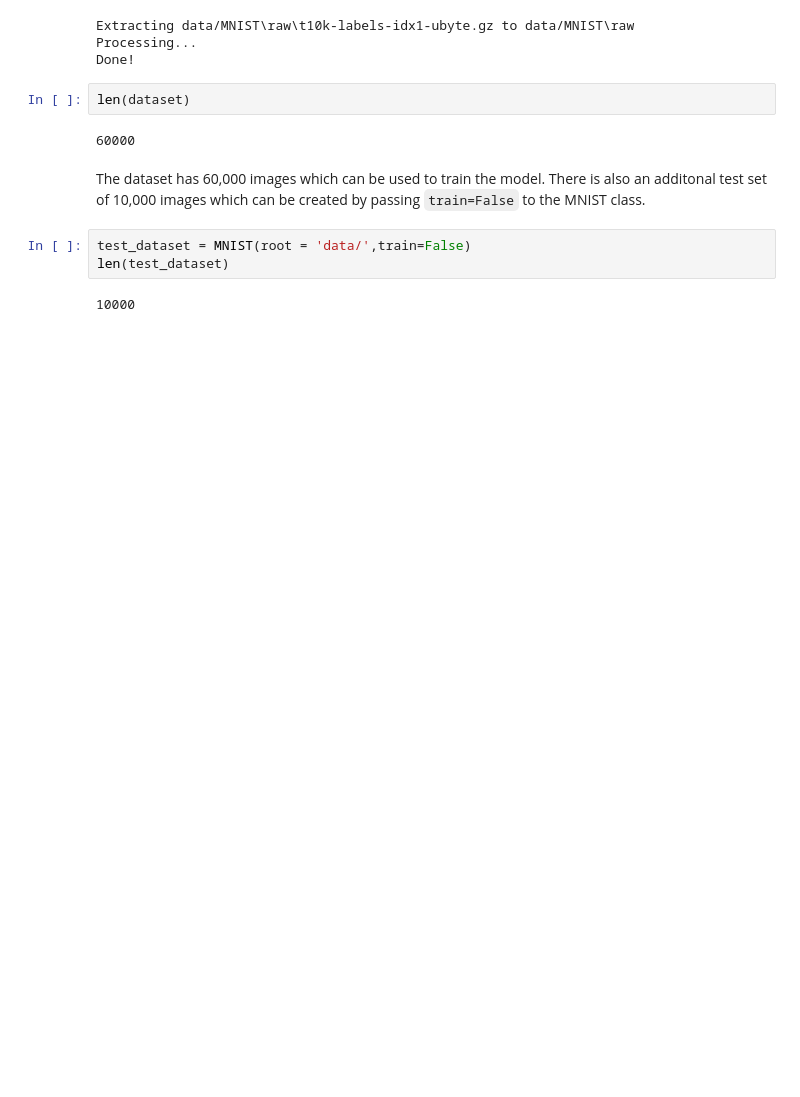
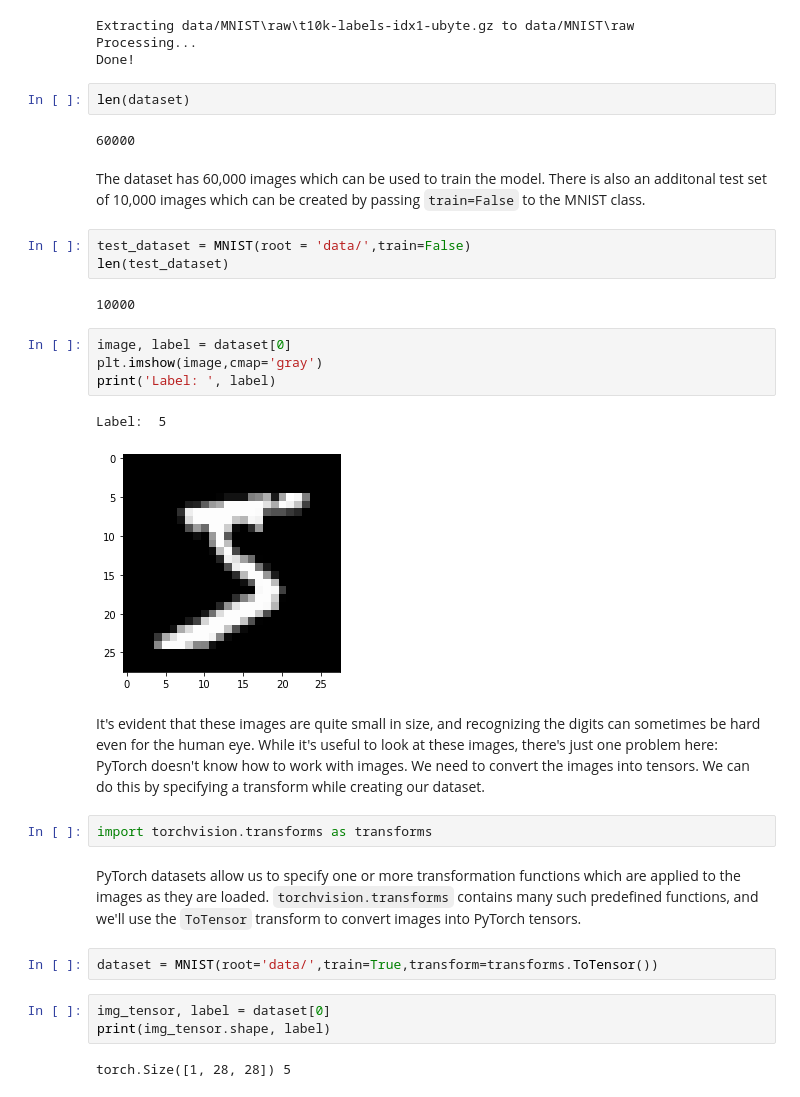
Before and after one commit to AquibPy/Pytorch, a Jupyter notebook: Image Classification Using Logistic Regression in Pytorch.ipynb, the cells around one changed output. Drawn from its saved outputs; the diff is of its cells as text; blank space fills up the shorter version.

````diff
--- a/Image Classification Using Logistic Regression in Pytorch.ipynb
+++ b/Image Classification Using Logistic Regression in Pytorch.ipynb
@@ -36,3 +36,23 @@ test_dataset = MNIST(root = 'data/',train=False)
 len(test_dataset)
 # %% [output]
 10000
+# %%
+image, label = dataset[0]
+plt.imshow(image,cmap='gray')
+print('Label: ', label)
+# %% [output]
+Label:  5
+[figure, added]
+# %% [markdown]
+It's evident that these images are quite small in size, and recognizing the digits can sometimes be hard even for the human eye. While it's useful to look at these images, there's just one problem here: PyTorch doesn't know how to work with images. We need to convert the images into tensors. We can do this by specifying a transform while creating our dataset.
+# %%
+import torchvision.transforms as transforms
+# %% [markdown]
+PyTorch datasets allow us to specify one or more transformation functions which are applied to the images as they are loaded. ```torchvision.transforms``` contains many such predefined functions, and we'll use the ```ToTensor``` transform to convert images into PyTorch tensors.
+# %%
+dataset = MNIST(root='data/',train=True,transform=transforms.ToTensor())
+# %%
+img_tensor, label = dataset[0]
+print(img_tensor.shape, label)
+# %% [output]
+torch.Size([1, 28, 28]) 5
````
Also changed, not shown: parts of 51 cells of this notebook, 1 other file.
